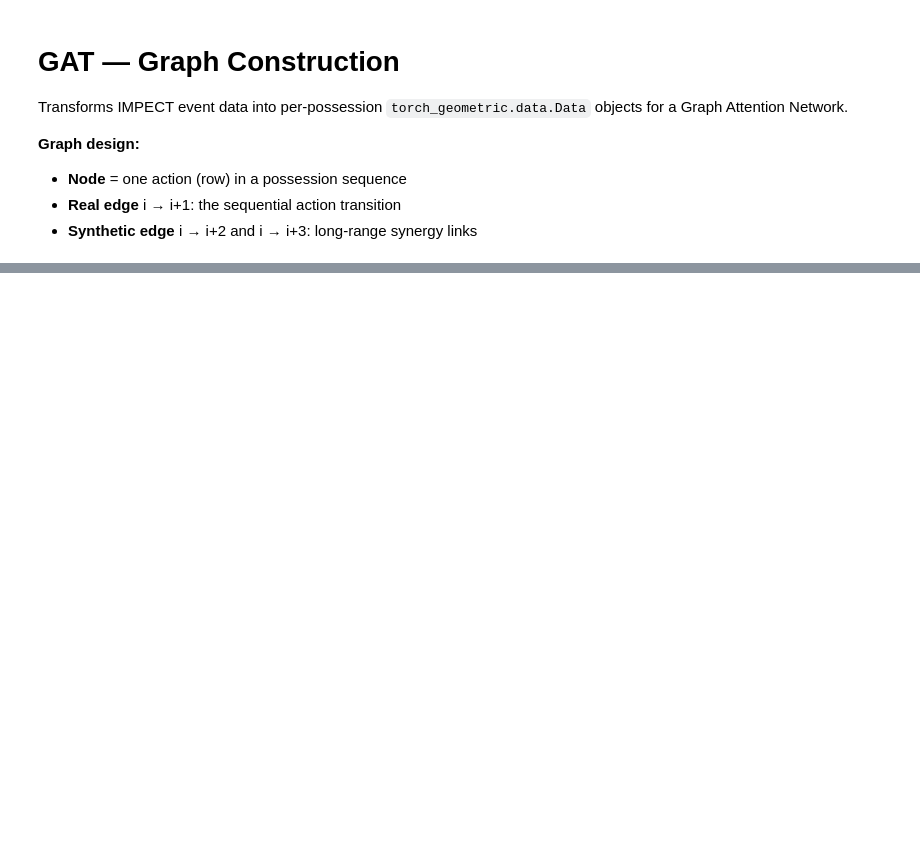
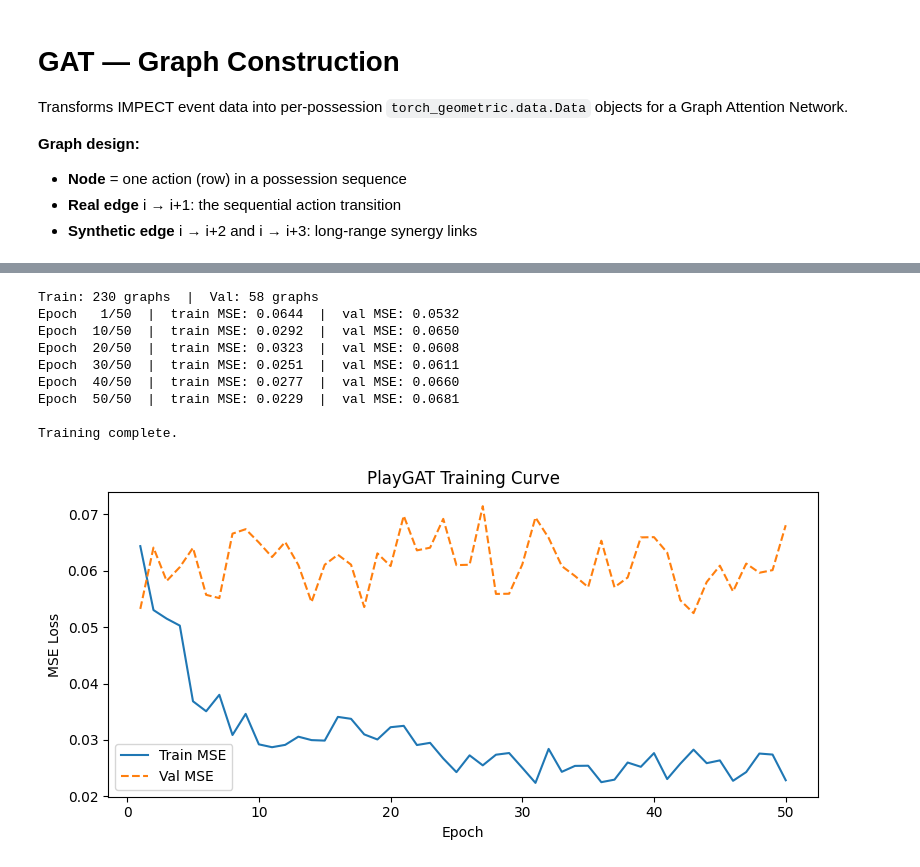
Before and after one commit to ymaheshwari2007/SoccerImpectHackathon, a Jupyter notebook: GAT.ipynb, the cells around one changed output, grey strips where cells are left out. Cells and saved outputs as stored; diff of their text form; code cells hidden in the pictures; blank space fills up the shorter version.

```diff
--- a/GAT.ipynb
+++ b/GAT.ipynb
@@ -390,0 +545,80 @@ validate_graphs(graphs)
+# %%
+# ── Training configuration ───────────────────────────────────────────────────
+SEED         = 42
+BATCH_SIZE   = 32
+LR           = 1e-3
+WEIGHT_DECAY = 1e-4
+N_EPOCHS     = 50
+LOG_EVERY    = 10
+
+torch.manual_seed(SEED)
+
+# ── 80 / 20 reproducible split ────────────────────────────────────────────────
+perm    = torch.randperm(len(graphs), generator=torch.Generator().manual_seed(SEED)).tolist()
+n_train = int(0.8 * len(graphs))
+
+train_graphs = [graphs[i] for i in perm[:n_train]]
+val_graphs   = [graphs[i] for i in perm[n_train:]]
+
+train_loader = DataLoader(train_graphs, batch_size=BATCH_SIZE, shuffle=True)
+val_loader   = DataLoader(val_graphs,   batch_size=BATCH_SIZE, shuffle=False)
+
+print(f"Train: {len(train_graphs)} graphs  |  Val: {len(val_graphs)} graphs")
+
+# ── Model, optimiser, loss ────────────────────────────────────────────────────
+model     = PlayGAT(hidden=32, heads=4, dropout=0.3)
+optimizer = torch.optim.Adam(model.parameters(), lr=LR, weight_decay=WEIGHT_DECAY)
+criterion = nn.MSELoss()
+
+train_losses: list[float] = []
+val_losses:   list[float] = []
+
+# ── Training loop ─────────────────────────────────────────────────────────────
+for epoch in range(1, N_EPOCHS + 1):
+    model.train()
+    epoch_loss = 0.0
+    for batch in train_loader:
+        optimizer.zero_grad()
+        pred = model(batch.x, batch.edge_index, batch.edge_attr, batch.batch)
+        loss = criterion(pred, batch.y.squeeze(-1))   # batch.y is (B,1); pred is (B,)
+        loss.backward()
+        optimizer.step()
+        epoch_loss += loss.item() * batch.num_graphs
+    avg_train = epoch_loss / len(train_graphs)
+    train_losses.append(avg_train)
+
+    model.eval()
+    val_loss = 0.0
+    with torch.no_grad():
+        for batch in val_loader:
+            pred     = model(batch.x, batch.edge_index, batch.edge_attr, batch.batch)
+            val_loss += criterion(pred, batch.y.squeeze(-1)).item() * batch.num_graphs
+    avg_val = val_loss / len(val_graphs)
+    val_losses.append(avg_val)
+
+    if epoch % LOG_EVERY == 0 or epoch == 1:
+        print(f"Epoch {epoch:>3}/{N_EPOCHS}  |  train MSE: {avg_train:.4f}  |  val MSE: {avg_val:.4f}")
+
+print("\nTraining complete.")
+
+# ── Loss curve ────────────────────────────────────────────────────────────────
+fig, ax = plt.subplots(figsize=(8, 4))
+ax.plot(range(1, N_EPOCHS + 1), train_losses, label="Train MSE")
+ax.plot(range(1, N_EPOCHS + 1), val_losses,   label="Val MSE",   linestyle="--")
+ax.set_xlabel("Epoch")
+ax.set_ylabel("MSE Loss")
+ax.set_title("PlayGAT Training Curve")
+ax.legend()
+plt.tight_layout()
+plt.show()
+# %% [output]
+Train: 230 graphs  |  Val: 58 graphs
+Epoch   1/50  |  train MSE: 0.0644  |  val MSE: 0.0532
+Epoch  10/50  |  train MSE: 0.0292  |  val MSE: 0.0650
+Epoch  20/50  |  train MSE: 0.0323  |  val MSE: 0.0608
+Epoch  30/50  |  train MSE: 0.0251  |  val MSE: 0.0611
+Epoch  40/50  |  train MSE: 0.0277  |  val MSE: 0.0660
+Epoch  50/50  |  train MSE: 0.0229  |  val MSE: 0.0681
+
+Training complete.
+[figure, added]
```
Also changed, not shown: parts of 12 cells of this notebook.
